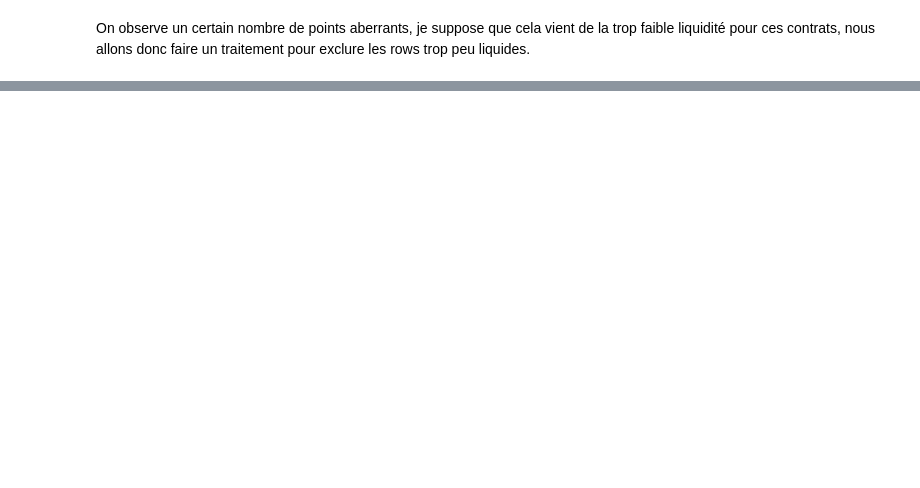
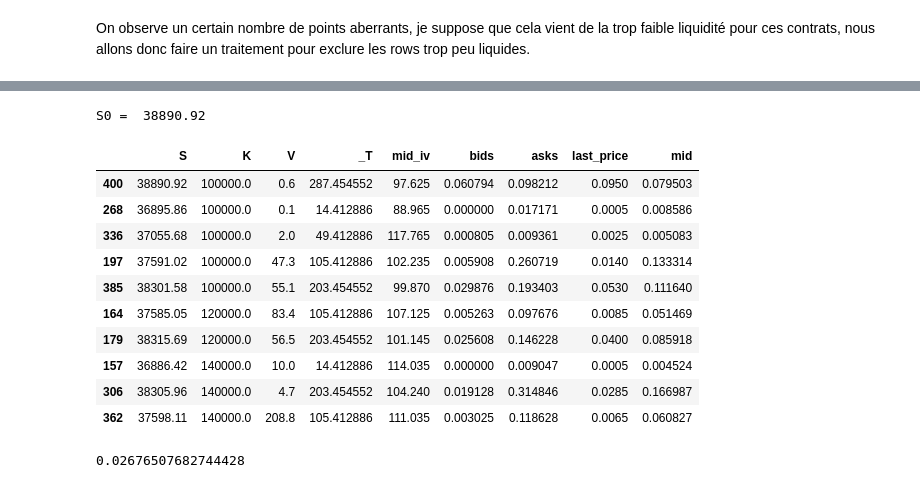
Before and after one commit to Rxzh/deribit_scraping, a Jupyter notebook: deribit_scraper_test.ipynb, the cells around one changed output, grey strips where cells are left out. Drawn from its saved outputs; the diff is of its cells as text; code cells hidden in the pictures; blank space fills up the shorter version.

```diff
--- a/deribit_scraper_test.ipynb
+++ b/deribit_scraper_test.ipynb
@@ -226,43 +199,0 @@ btc_put.to_excel("btc_put.xlsx")
-# %%
-
-"""
-EXP_DATES, STRIKES = [], []
-
-
-for inst_name in btc_call['instrument_name']:
-    el = inst_name.split('-')
-    EXP_DATES.append(el[1])
-    STRIKES.append(el[2])
-
-btc_call['_T'] = EXP_DATES
-btc_call['K'] = STRIKES
-
-
-btc_subset = btc_call.sort_values('K')
-
-btc_subset['bids'] = btc_subset['bids'].apply(somme_ponderee)
-btc_subset['asks'] = btc_subset['asks'].apply(somme_ponderee)
-
-btc_subset['mid'] = (btc_subset.bids+btc_subset.asks)/2
-
-#btc_call.head()
-
-# Drop rows where IV is null
-btc_subset = btc_subset.drop(btc_subset[btc_subset.mid_iv == 0.0].index)
-btc_subset = btc_subset.drop(btc_subset[btc_subset.V == 0.0].index)
-
-btc_subset['_T'] = btc_subset['_T'].apply(to_ts) - datetime.datetime.timestamp(datetime.datetime.today())#btc_subset['timestamp'].apply(ms_to_s)
-btc_subset['_T'] = btc_subset['_T'].apply(ts_to_days)
-btc_subset['S'] = btc_subset['underlying_price']
-
-
-
-btc_data = btc_subset[['S','K','V', '_T', 'mid_iv','bids','asks','last_price','mid']]
-btc_data.head()
-
-
-
-
-#print(btc_subset['mid_iv'])
-
-"""
@@ -311,0 +350,22 @@ On observe un certain nombre de points aberrants, je suppose que cela vient de l
+# %%
+call = Call(model, btc_call)
+# %% [output]
+S0 =  38890.92
+# %%
+btc_call.head(10)
+# %% [output]
+|  | S | K | V | _T | mid_iv | bids | asks | last_price | mid |
+| 400 | 38890.92 | 100000.0 | 0.6 | 287.454552 | 97.625 | 0.060794 | 0.098212 | 0.0950 | 0.079503 |
+| 268 | 36895.86 | 100000.0 | 0.1 | 14.412886 | 88.965 | 0.000000 | 0.017171 | 0.0005 | 0.008586 |
+| 336 | 37055.68 | 100000.0 | 2.0 | 49.412886 | 117.765 | 0.000805 | 0.009361 | 0.0025 | 0.005083 |
+| 197 | 37591.02 | 100000.0 | 47.3 | 105.412886 | 102.235 | 0.005908 | 0.260719 | 0.0140 | 0.133314 |
+| 385 | 38301.58 | 100000.0 | 55.1 | 203.454552 | 99.870 | 0.029876 | 0.193403 | 0.0530 | 0.111640 |
+| 164 | 37585.05 | 120000.0 | 83.4 | 105.412886 | 107.125 | 0.005263 | 0.097676 | 0.0085 | 0.051469 |
+| 179 | 38315.69 | 120000.0 | 56.5 | 203.454552 | 101.145 | 0.025608 | 0.146228 | 0.0400 | 0.085918 |
+| 157 | 36886.42 | 140000.0 | 10.0 | 14.412886 | 114.035 | 0.000000 | 0.009047 | 0.0005 | 0.004524 |
+| 306 | 38305.96 | 140000.0 | 4.7 | 203.454552 | 104.240 | 0.019128 | 0.314846 | 0.0285 | 0.166987 |
+| 362 | 37598.11 | 140000.0 | 208.8 | 105.412886 | 111.035 | 0.003025 | 0.118628 | 0.0065 | 0.060827 |
+# %%
+call.C(K = 120400.0,T = 413.454552 )
+# %% [output]
+0.02676507682744428
```
Also changed, not shown: parts of 17 cells of this notebook.
